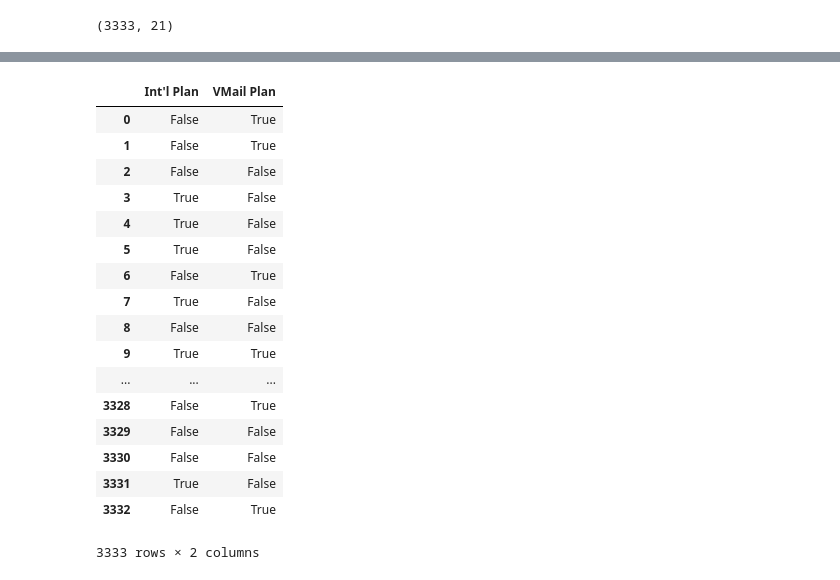
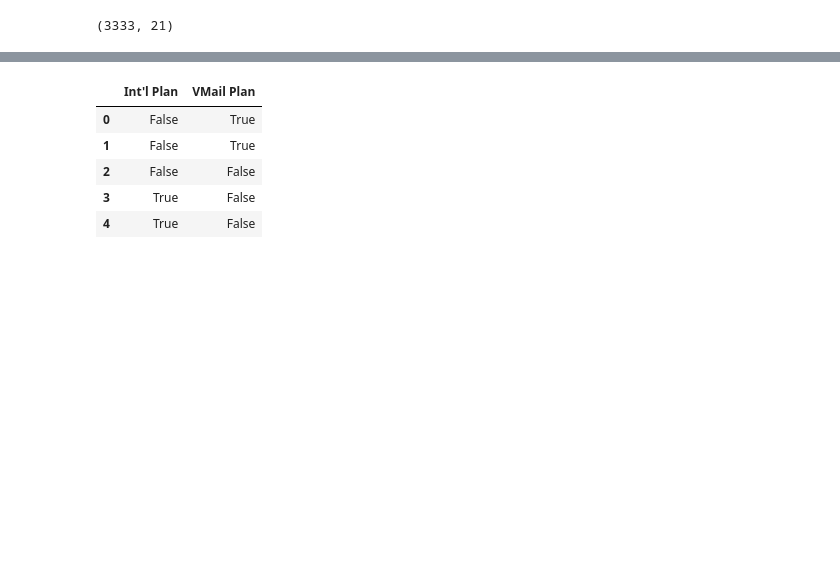
Before and after one commit to exrishu/iPython-exercises, a Jupyter notebook: Structure Data Classification/churn data analysis.ipynb, the cells around one changed output, grey strips where cells are left out. Drawn from its saved outputs; the diff is of its cells as text; code cells hidden in the pictures; blank space fills up the shorter version.

```diff
--- a/Structure Data Classification/churn data analysis.ipynb
+++ b/Structure Data Classification/churn data analysis.ipynb
@@ -95,23 +90,11 @@ churn_categorical
 # %%
 yes_no_col= ["Int'l Plan","VMail Plan"]
-churn_feature = churn[yes_no_col].replace({'yes': True, 'no': False})
-churn_feature
+churn_bool= churn_feature[yes_no_col].replace({'yes': True, 'no': False})
+churn_bool.head()
 # %% [output]
 |  | Int'l Plan | VMail Plan |
 | 0 | False | True |
 | 1 | False | True |
 | 2 | False | False |
 | 3 | True | False |
 | 4 | True | False |
-| 5 | True | False |
-| 6 | False | True |
-| 7 | True | False |
-| 8 | False | False |
-| 9 | True | True |
-| ... | ... | ... |
-| 3328 | False | True |
-| 3329 | False | False |
-| 3330 | False | False |
-| 3331 | True | False |
-| 3332 | False | True |
-3333 rows × 2 columns
```
Also changed, not shown: parts of 5 cells of this notebook.
